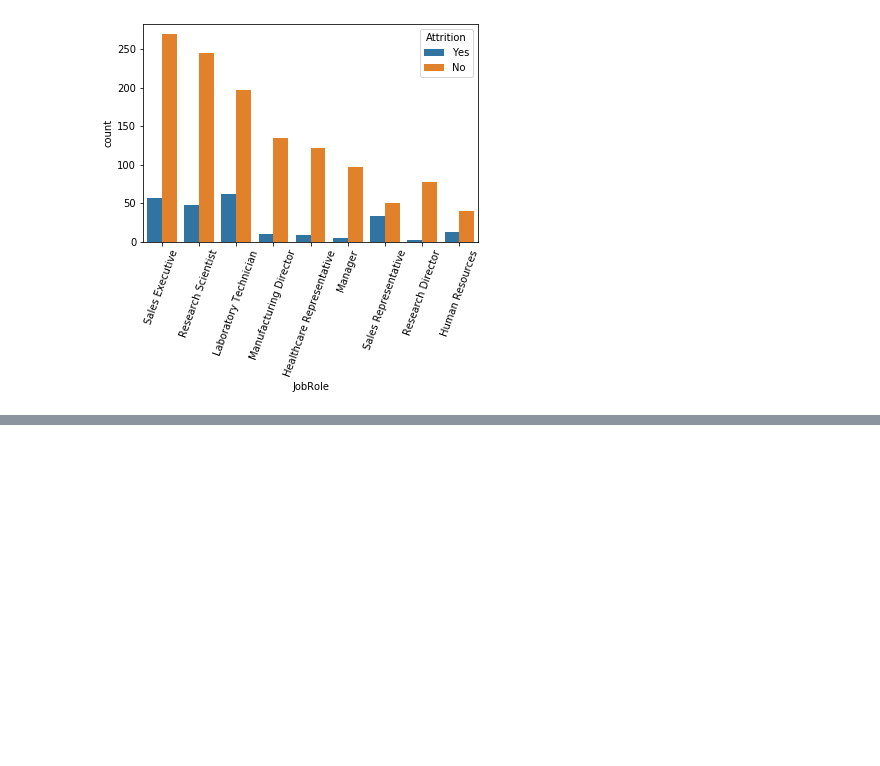
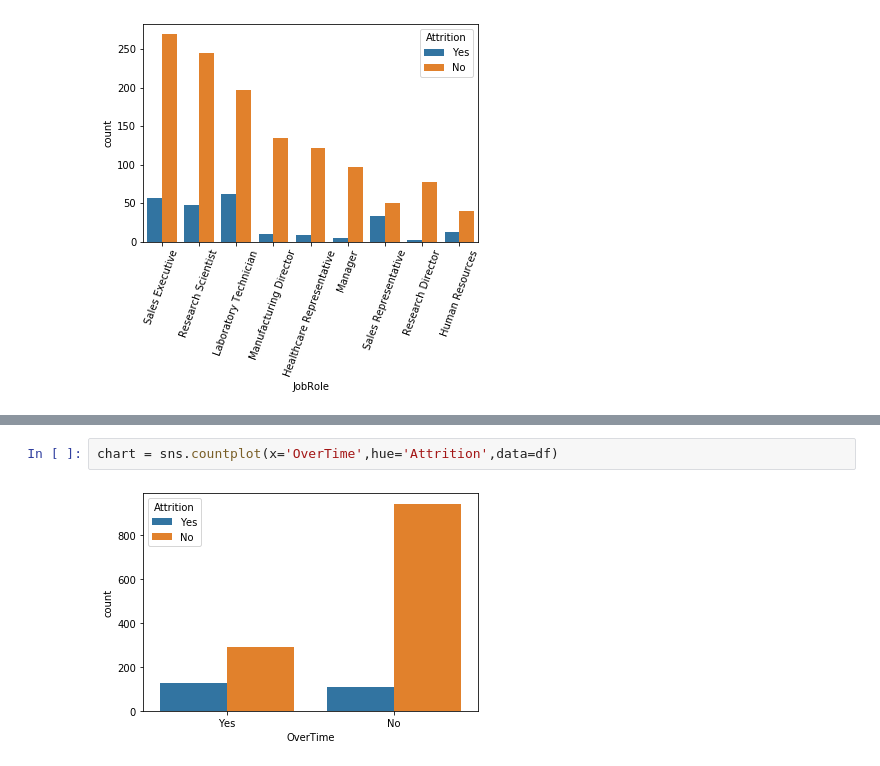
Before and after one commit to KimayaPotdar/HR-Attrition, a Jupyter notebook: HR Employee Attrition Prediction.ipynb, the cells around one changed output, grey strips where cells are left out. Saved outputs shown, nothing was run; the diff lists cells and outputs as text; blank space fills up the shorter version.

```diff
--- a/HR Employee Attrition Prediction.ipynb
+++ b/HR Employee Attrition Prediction.ipynb
@@ -114,0 +119,4 @@ chart.set_xticklabels(chart.get_xticklabels(),rotation=70)
+# %%
+chart = sns.countplot(x='OverTime',hue='Attrition',data=df)
+# %% [output]
+[figure, added]
```
Also changed, not shown: parts of 4 cells of this notebook.
